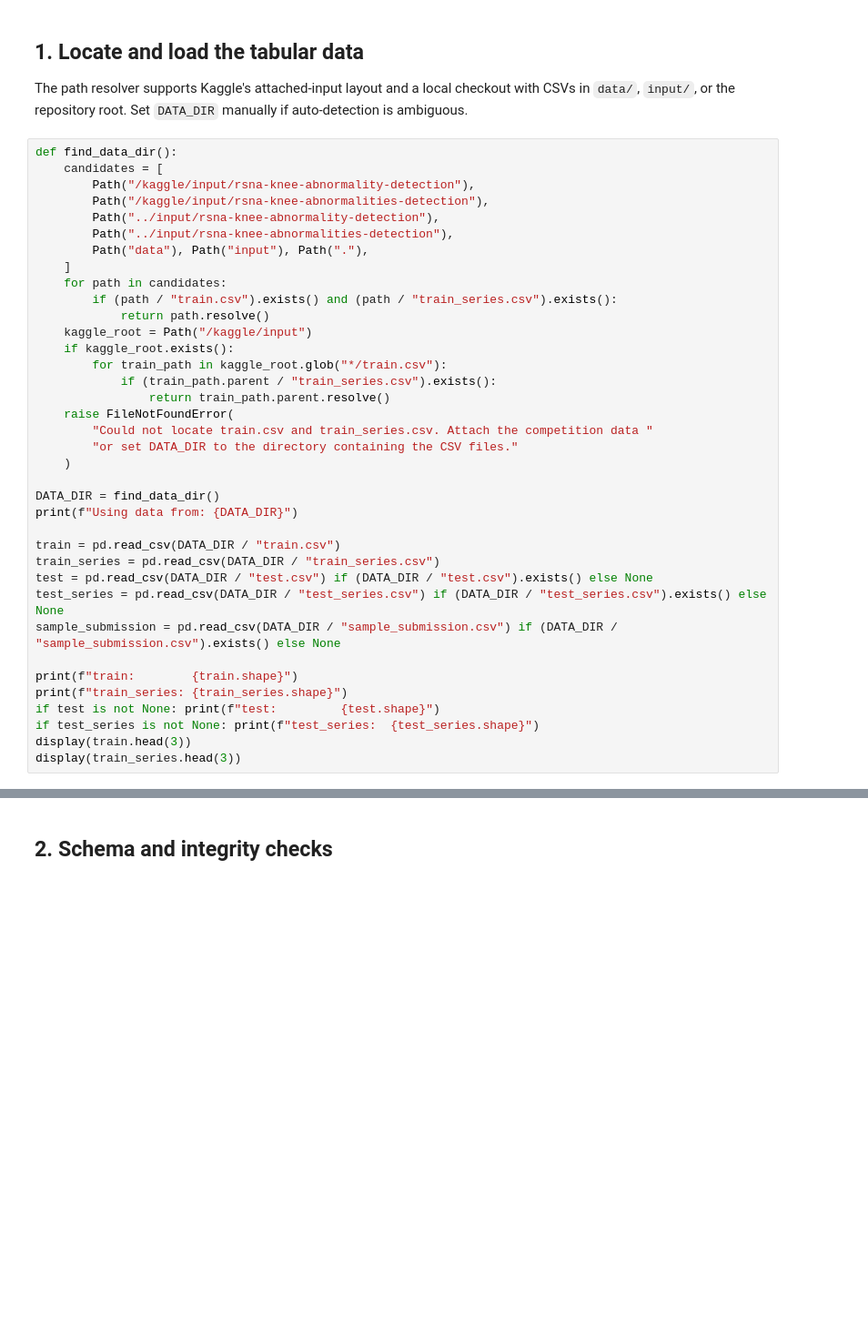
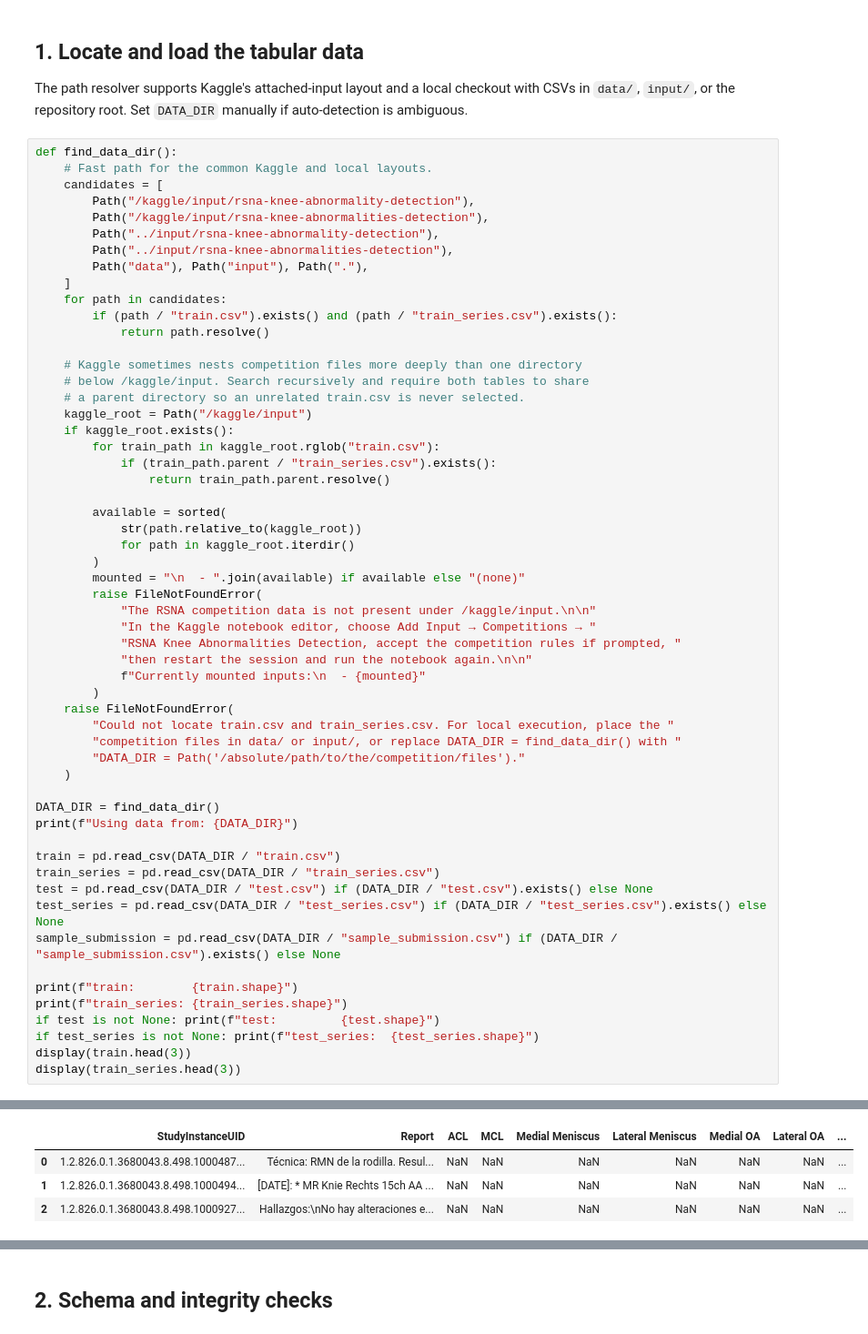
Before and after one commit to gany-c/rsna-knee-abnormality-detection, a Jupyter notebook: analysis/exploratory-data-analysis.ipynb, the cells around one changed output, grey strips where cells are left out. Shown at 91% size. Drawn from its saved outputs; the diff is of its cells as text; blank space fills up the shorter version.

Commit message:
fully working analysis notebook

```diff
--- a/analysis/exploratory-data-analysis.ipynb
+++ b/analysis/exploratory-data-analysis.ipynb
@@ -46,6 +46,7 @@ SERIES_ID_COL = "SeriesInstanceUID"
 The path resolver supports Kaggle's attached-input layout and a local checkout with CSVs in `data/`, `input/`, or the repository root. Set `DATA_DIR` manually if auto-detection is ambiguous.
 # %%
 def find_data_dir():
+    # Fast path for the common Kaggle and local layouts.
     candidates = [
         Path("/kaggle/input/rsna-knee-abnormality-detection"),
         Path("/kaggle/input/rsna-knee-abnormalities-detection"),
@@ -56,14 +57,32 @@ def find_data_dir():
     for path in candidates:
         if (path / "train.csv").exists() and (path / "train_series.csv").exists():
             return path.resolve()
+
+    # Kaggle sometimes nests competition files more deeply than one directory
+    # below /kaggle/input. Search recursively and require both tables to share
+    # a parent directory so an unrelated train.csv is never selected.
     kaggle_root = Path("/kaggle/input")
     if kaggle_root.exists():
-        for train_path in kaggle_root.glob("*/train.csv"):
+        for train_path in kaggle_root.rglob("train.csv"):
             if (train_path.parent / "train_series.csv").exists():
                 return train_path.parent.resolve()
+
+        available = sorted(
+            str(path.relative_to(kaggle_root))
+            for path in kaggle_root.iterdir()
+        )
+        mounted = "\n  - ".join(available) if available else "(none)"
+        raise FileNotFoundError(
+            "The RSNA competition data is not present under /kaggle/input.\n\n"
+            "In the Kaggle notebook editor, choose Add Input → Competitions → "
+            "RSNA Knee Abnormalities Detection, accept the competition rules if prompted, "
+            "then restart the session and run the notebook again.\n\n"
+            f"Currently mounted inputs:\n  - {mounted}"
+        )
     raise FileNotFoundError(
-        "Could not locate train.csv and train_series.csv. Attach the competition data "
-        "or set DATA_DIR to the directory containing the CSV files."
+        "Could not locate train.csv and train_series.csv. For local execution, place the "
+        "competition files in data/ or input/, or replace DATA_DIR = find_data_dir() with "
+        "DATA_DIR = Path('/absolute/path/to/the/competition/files')."
     )
 
 DATA_DIR = find_data_dir()
@@ -81,3 +100,4 @@ if test is not None: print(f"test:         {test.shape}")
 if test_series is not None: print(f"test_series:  {test_series.shape}")
 display(train.head(3))
 display(train_series.head(3))
+# %% [output]
@@ -83,0 +109,4 @@ display(train_series.head(3))
+|  | StudyInstanceUID | Report | ACL | MCL | Medial Meniscus | Lateral Meniscus | Medial OA | Lateral OA | ... |
+| 0 | 1.2.826.0.1.3680043.8.498.1000487... | Técnica: RMN de la rodilla. Resul... | NaN | NaN | NaN | NaN | NaN | NaN | ... |
+| 1 | 1.2.826.0.1.3680043.8.498.1000494... | [DATE]: * MR Knie Rechts 15ch AA ... | NaN | NaN | NaN | NaN | NaN | NaN | ... |
+| 2 | 1.2.826.0.1.3680043.8.498.1000927... | Hallazgos:\nNo hay alteraciones e... | NaN | NaN | NaN | NaN | NaN | NaN | ... |
```
Also changed, not shown: parts of 16 cells of this notebook.
